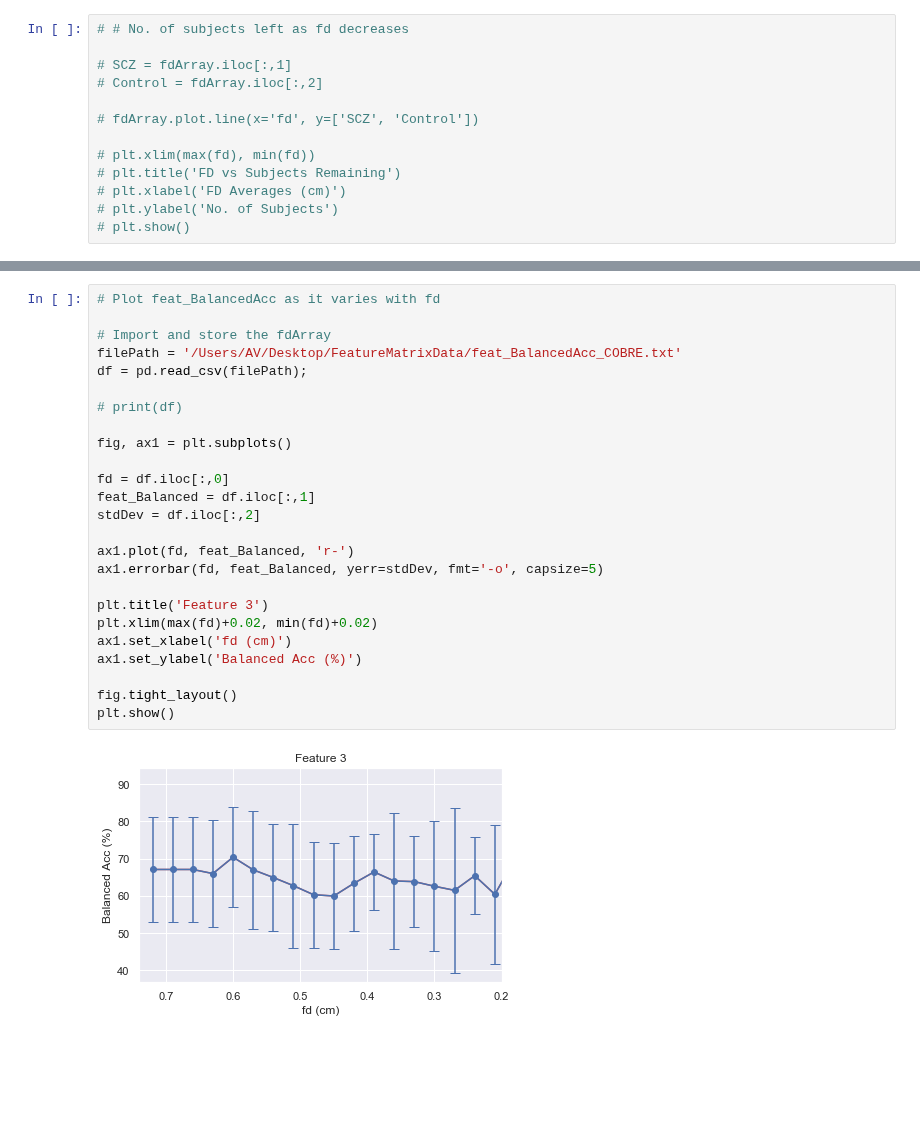
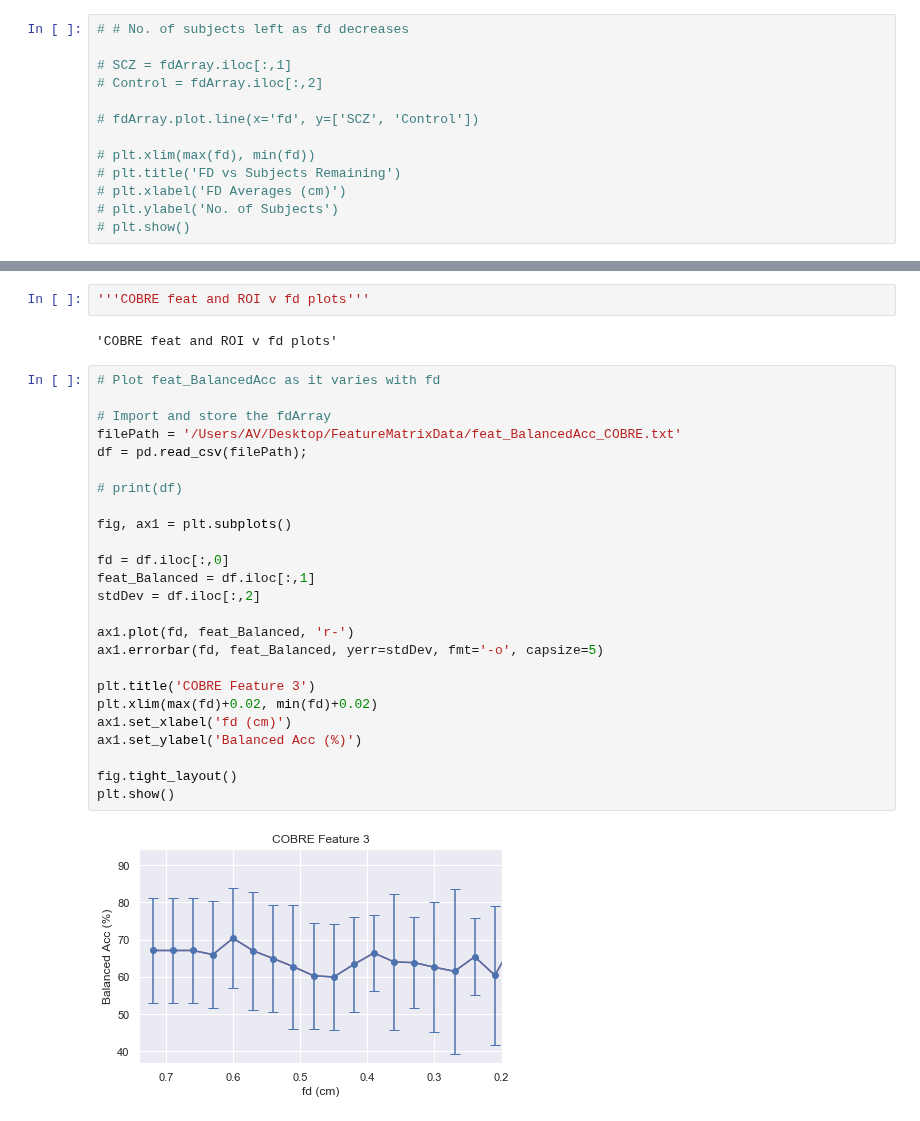
Before and after one commit to DynamicsAndNeuralSystems/fMRI_FeaturesDisorders, a Jupyter notebook: classifyFeatMat.ipynb, the cells around one changed output, grey strips where cells are left out. Drawn from its saved outputs; the diff is of its cells as text; blank space fills up the shorter version.

```diff
--- a/classifyFeatMat.ipynb
+++ b/classifyFeatMat.ipynb
@@ -689,30 +759,34 @@ plt.show()
+# %%
+'''COBRE feat and ROI v fd plots'''
+# %% [output]
+'COBRE feat and ROI v fd plots'
 # %%
 # Plot feat_BalancedAcc as it varies with fd
 
 # Import and store the fdArray
 filePath = '/Users/AV/Desktop/FeatureMatrixData/feat_BalancedAcc_COBRE.txt'
 df = pd.read_csv(filePath);
 
 # print(df)
 
 fig, ax1 = plt.subplots()
 
 fd = df.iloc[:,0]
 feat_Balanced = df.iloc[:,1]
 stdDev = df.iloc[:,2]
 
 ax1.plot(fd, feat_Balanced, 'r-')
 ax1.errorbar(fd, feat_Balanced, yerr=stdDev, fmt='-o', capsize=5)
 
-plt.title('Feature 3')
+plt.title('COBRE Feature 3')
 plt.xlim(max(fd)+0.02, min(fd)+0.02)
 ax1.set_xlabel('fd (cm)')
 ax1.set_ylabel('Balanced Acc (%)')
 
 fig.tight_layout()
 plt.show()
 # %% [output]
-[figure, old version]
+[figure, new version]
 # %%
 # Plot ROI_BalancedAcc as it varies with fd
 
```
Also changed, not shown: parts of 16 cells of this notebook, 4 other files.
